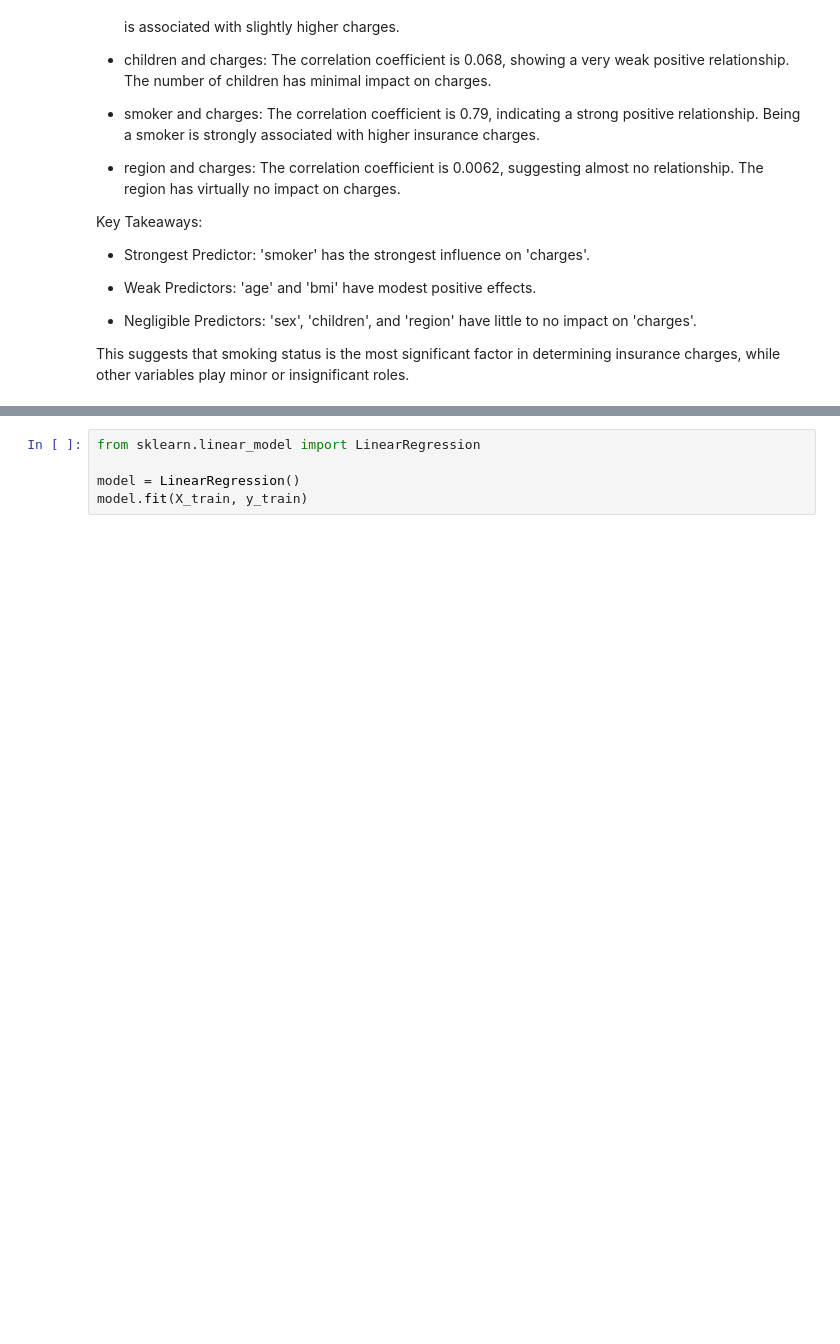
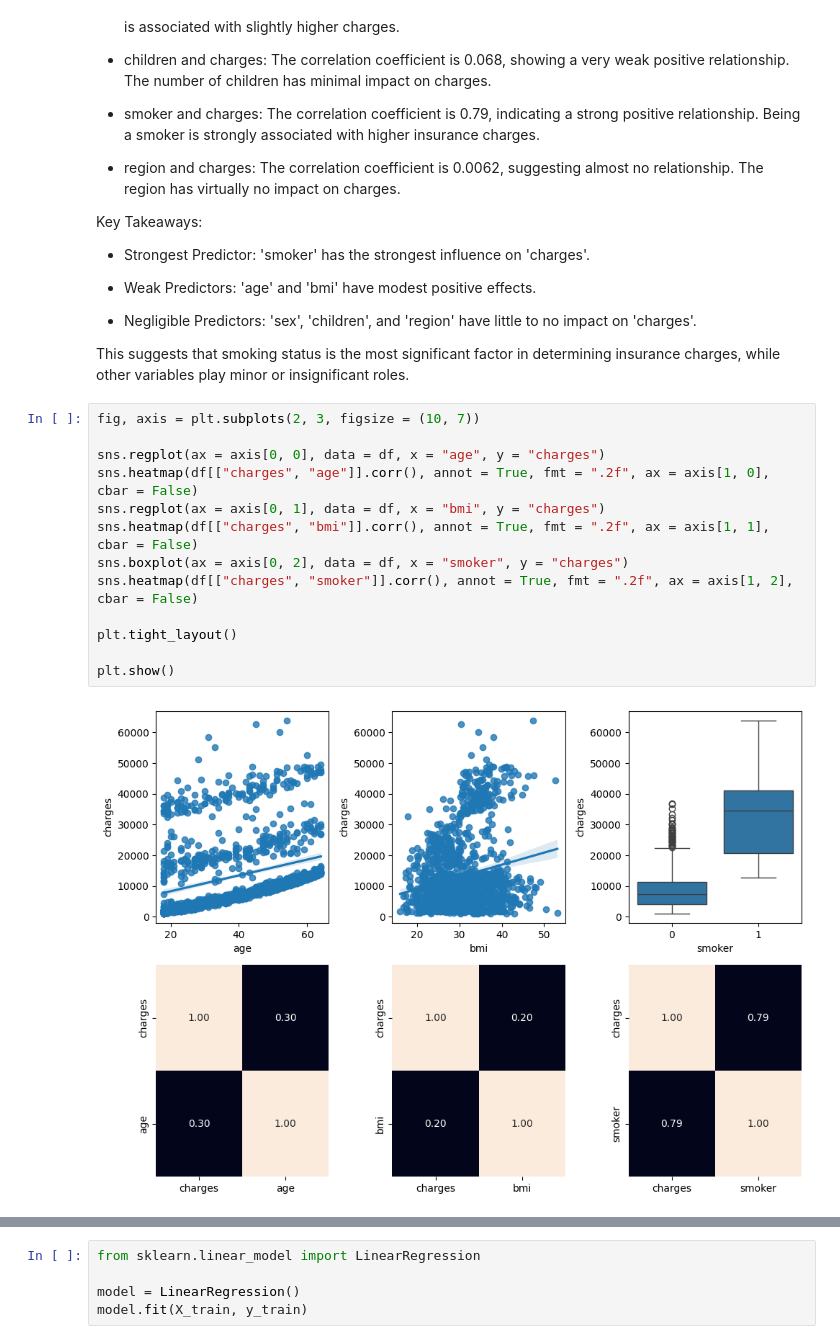
Before and after one commit to aristi95/machine-learning-project, a Jupyter notebook: src/explore.ipynb, the cells around one changed output, grey strips where cells are left out. Drawn from its saved outputs; the diff is of its cells as text; blank space fills up the shorter version.

```diff
--- a/src/explore.ipynb
+++ b/src/explore.ipynb
@@ -123,3 +123,18 @@ Key Takeaways:
 - Negligible Predictors: 'sex', 'children', and 'region' have little to no impact on 'charges'.
 
 This suggests that smoking status is the most significant factor in determining insurance charges, while other variables play minor or insignificant roles.
+# %%
+fig, axis = plt.subplots(2, 3, figsize = (10, 7))
+
+sns.regplot(ax = axis[0, 0], data = df, x = "age", y = "charges")
+sns.heatmap(df[["charges", "age"]].corr(), annot = True, fmt = ".2f", ax = axis[1, 0], cbar = False)
+sns.regplot(ax = axis[0, 1], data = df, x = "bmi", y = "charges")
+sns.heatmap(df[["charges", "bmi"]].corr(), annot = True, fmt = ".2f", ax = axis[1, 1], cbar = False)
+sns.boxplot(ax = axis[0, 2], data = df, x = "smoker", y = "charges")
+sns.heatmap(df[["charges", "smoker"]].corr(), annot = True, fmt = ".2f", ax = axis[1, 2], cbar = False)
+
+plt.tight_layout()
+
+plt.show()
+# %% [output]
+[figure, added]
```
Also changed, not shown: parts of 25 cells of this notebook, 1 other file.
